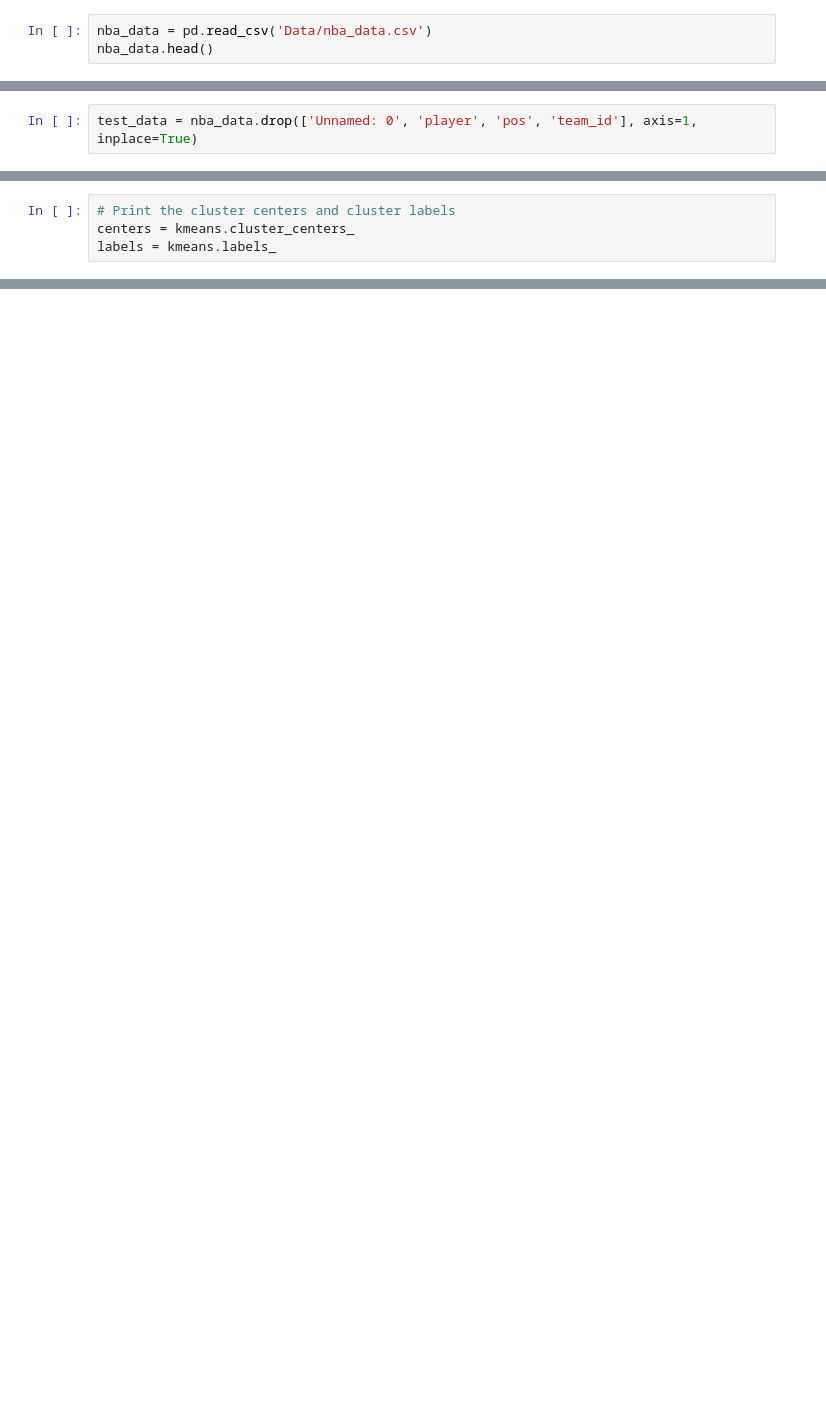
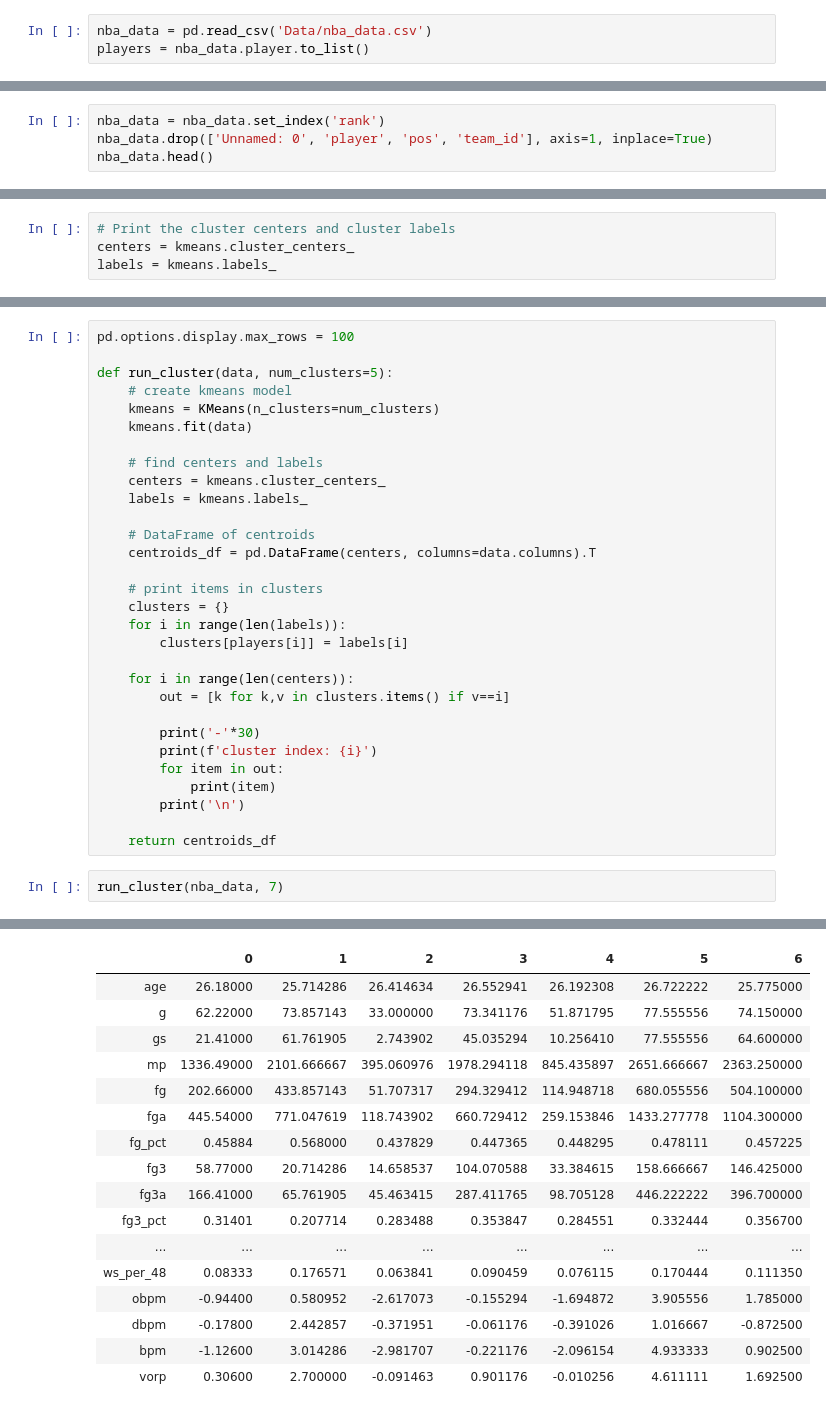
Before and after one commit to phamkdaniel/NBA-Player-Data, a Jupyter notebook: K-Means_Test.ipynb, the cells around one changed output, grey strips where cells are left out. Saved outputs shown, nothing was run; the diff lists cells and outputs as text; blank space fills up the shorter version.

Commit message:
create function to run tests on clusters

```diff
--- a/K-Means_Test.ipynb
+++ b/K-Means_Test.ipynb
@@ -6,6 +8,6 @@ import numpy as np
 # %%
 nba_data = pd.read_csv('Data/nba_data.csv')
-nba_data.head()
+players = nba_data.player.to_list()
 # %% [output]
 |  | Unnamed: 0 | rank | player | pos | age | team_id | g | gs | mp | fg | ... | ... |
 | 0 | 0 | 1 | Alex Abrines | SG | 25 | OKC | 31 | 2 | 588 | 56 | ... | ... |
@@ -19,2 +19,4 @@ nba_data = nba_data.set_index('rank')
 # %%
-test_data = nba_data.drop(['Unnamed: 0', 'player', 'pos', 'team_id'], axis=1, inplace=True)
+nba_data = nba_data.set_index('rank')
+nba_data.drop(['Unnamed: 0', 'player', 'pos', 'team_id'], axis=1, inplace=True)
+nba_data.head()
@@ -84,0 +42,33 @@ NameError: name 'X' is not defined
+# %%
+pd.options.display.max_rows = 100
+
+def run_cluster(data, num_clusters=5):
+    # create kmeans model
+    kmeans = KMeans(n_clusters=num_clusters)
+    kmeans.fit(data)
+
+    # find centers and labels
+    centers = kmeans.cluster_centers_
+    labels = kmeans.labels_
+
+    # DataFrame of centroids
+    centroids_df = pd.DataFrame(centers, columns=data.columns).T
+
+    # print items in clusters
+    clusters = {}
+    for i in range(len(labels)):
+        clusters[players[i]] = labels[i]
+
+    for i in range(len(centers)):
+        out = [k for k,v in clusters.items() if v==i]
+
+        print('-'*30)
+        print(f'cluster index: {i}')
+        for item in out:
+            print(item)
+        print('\n')
+
+    return centroids_df
+# %%
+run_cluster(nba_data, 7)
+# %% [output]
@@ -84,0 +92,17 @@ NameError: name 'X' is not defined
+|  | 0 | 1 | 2 | 3 | 4 | 5 | 6 |
+| age | 26.18000 | 25.714286 | 26.414634 | 26.552941 | 26.192308 | 26.722222 | 25.775000 |
+| g | 62.22000 | 73.857143 | 33.000000 | 73.341176 | 51.871795 | 77.555556 | 74.150000 |
+| gs | 21.41000 | 61.761905 | 2.743902 | 45.035294 | 10.256410 | 77.555556 | 64.600000 |
+| mp | 1336.49000 | 2101.666667 | 395.060976 | 1978.294118 | 845.435897 | 2651.666667 | 2363.250000 |
+| fg | 202.66000 | 433.857143 | 51.707317 | 294.329412 | 114.948718 | 680.055556 | 504.100000 |
+| fga | 445.54000 | 771.047619 | 118.743902 | 660.729412 | 259.153846 | 1433.277778 | 1104.300000 |
+| fg_pct | 0.45884 | 0.568000 | 0.437829 | 0.447365 | 0.448295 | 0.478111 | 0.457225 |
+| fg3 | 58.77000 | 20.714286 | 14.658537 | 104.070588 | 33.384615 | 158.666667 | 146.425000 |
+| fg3a | 166.41000 | 65.761905 | 45.463415 | 287.411765 | 98.705128 | 446.222222 | 396.700000 |
+| fg3_pct | 0.31401 | 0.207714 | 0.283488 | 0.353847 | 0.284551 | 0.332444 | 0.356700 |
+| ... | ... | ... | ... | ... | ... | ... | ... |
+| ws_per_48 | 0.08333 | 0.176571 | 0.063841 | 0.090459 | 0.076115 | 0.170444 | 0.111350 |
+| obpm | -0.94400 | 0.580952 | -2.617073 | -0.155294 | -1.694872 | 3.905556 | 1.785000 |
+| dbpm | -0.17800 | 2.442857 | -0.371951 | -0.061176 | -0.391026 | 1.016667 | -0.872500 |
+| bpm | -1.12600 | 3.014286 | -2.981707 | -0.221176 | -2.096154 | 4.933333 | 0.902500 |
+| vorp | 0.30600 | 2.700000 | -0.091463 | 0.901176 | -0.010256 | 4.611111 | 1.692500 |
```
Also changed, not shown: parts of 9 cells of this notebook.
